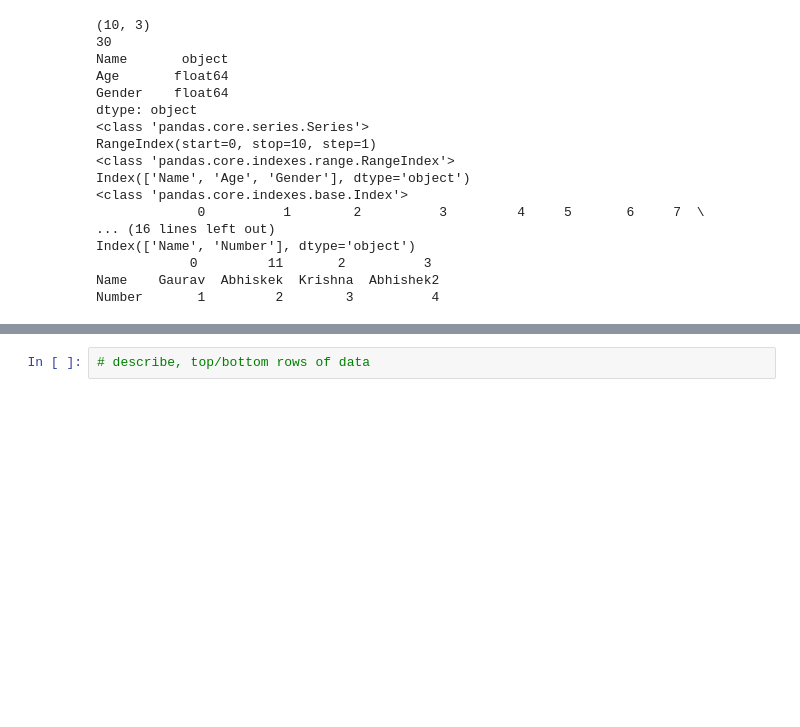
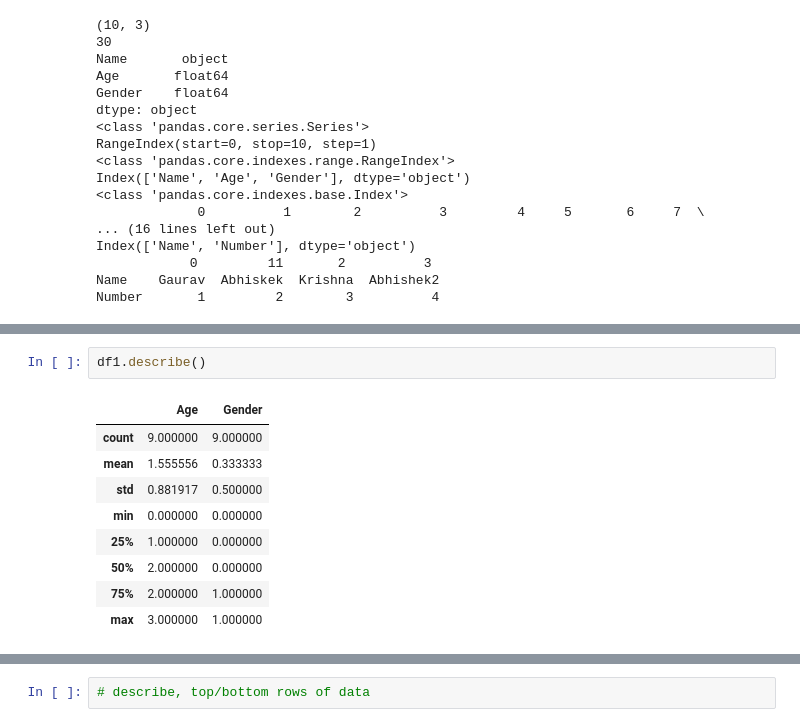
Before and after one commit to leangaurav/dsc_weekday_2020_08_13, a Jupyter notebook: Assignments/Sethuvardhan/Pandas1.ipynb, the cells around one changed output, grey strips where cells are left out. Cells and saved outputs as stored; diff of their text form; blank space fills up the shorter version.

```diff
--- a/Assignments/Sethuvardhan/Pandas1.ipynb
+++ b/Assignments/Sethuvardhan/Pandas1.ipynb
@@ -278,0 +316,12 @@ Number       1         2        3          4
+# %%
+df1.describe()
+# %% [output]
+|  | Age | Gender |
+| count | 9.000000 | 9.000000 |
+| mean | 1.555556 | 0.333333 |
+| std | 0.881917 | 0.500000 |
+| min | 0.000000 | 0.000000 |
+| 25% | 1.000000 | 0.000000 |
+| 50% | 2.000000 | 0.000000 |
+| 75% | 2.000000 | 1.000000 |
+| max | 3.000000 | 1.000000 |
```
Also changed, not shown: parts of 28 cells of this notebook, 9 other files.
